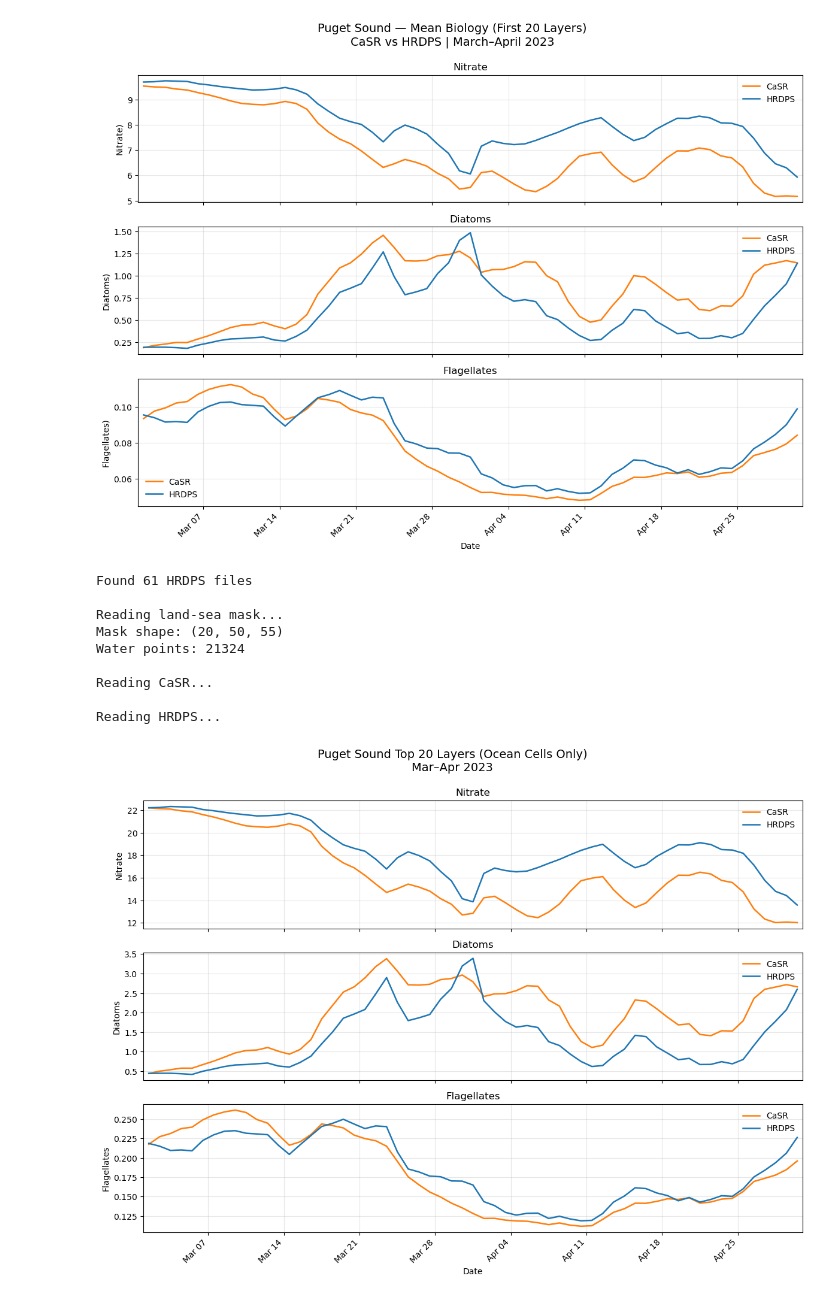
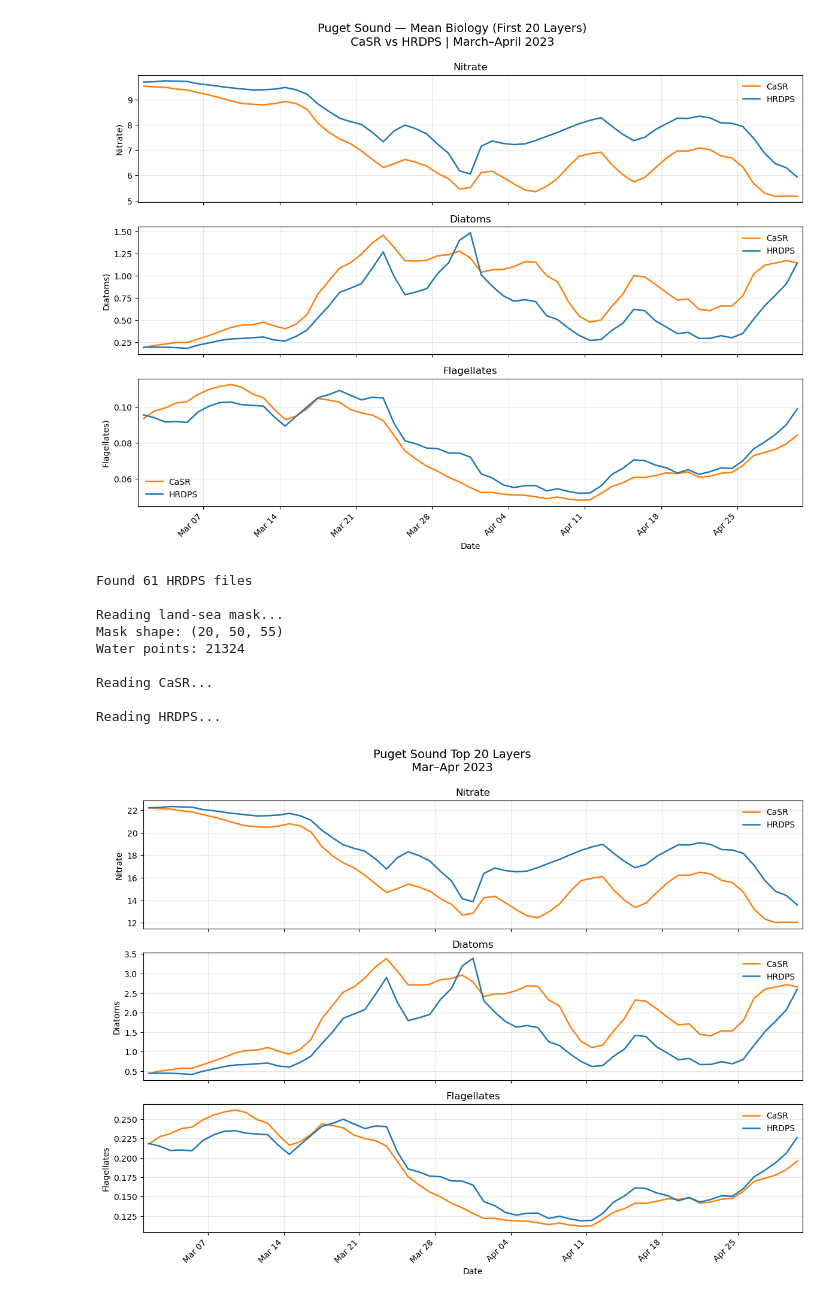
Before and after one commit to SalishSeaCast/analysis-junqi, a Jupyter notebook: Analysis_Atmospheric_Forcing/Analysis_results_comparison/Analysis_continuous/CaSR_mar_apr.ipynb, the cells around one changed output. Saved outputs shown, nothing was run; the diff lists cells and outputs as text; code cells hidden in the pictures.

```diff
--- a/Analysis_Atmospheric_Forcing/Analysis_results_comparison/Analysis_continuous/CaSR_mar_apr.ipynb
+++ b/Analysis_Atmospheric_Forcing/Analysis_results_comparison/Analysis_continuous/CaSR_mar_apr.ipynb
@@ -524,32 +524,32 @@ axes[-1].xaxis.set_major_formatter(
 axes[-1].set_xlim(
     np.datetime64(START_DATE),
     np.datetime64(END_DATE) + np.timedelta64(1, "D")
 )
 
 plt.setp(
     axes[-1].get_xticklabels(),
     rotation=45,
     ha="right"
 )
 
 fig.suptitle(
-    "Puget Sound Top 20 Layers (Ocean Cells Only)\n"
+    "Puget Sound Top 20 Layers\n"
     "Mar–Apr 2023",
     fontsize=14,
     y=0.995
 )
 
 plt.tight_layout()
 
 plt.show()
 # %% [output]
 Found 61 HRDPS files
 
 Reading land-sea mask...
 Mask shape: (20, 50, 55)
 Water points: 21324
 
 Reading CaSR...
 
 Reading HRDPS...
-[figure, old version]
+[figure, new version]
```
